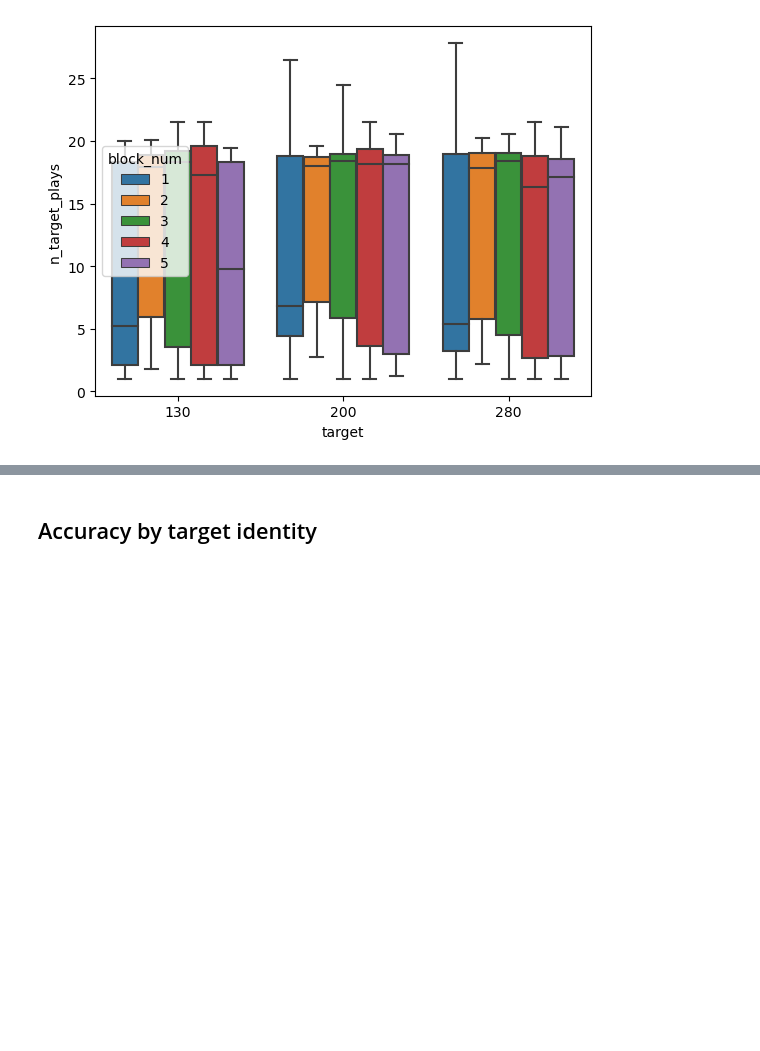
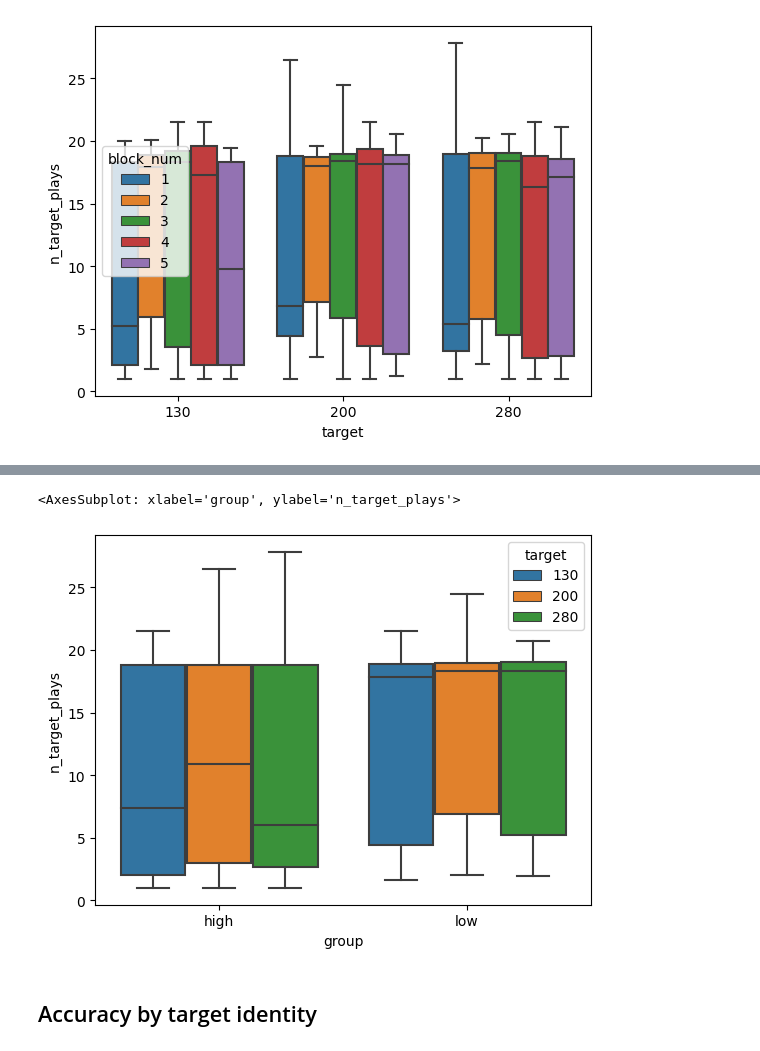
Before and after one commit to letitiayhho/tone-target-monitoring, a Jupyter notebook: analysis/accuracies.ipynb, the cells around one changed output, grey strips where cells are left out. Saved outputs shown, nothing was run; the diff lists cells and outputs as text; code cells hidden in the pictures; blank space fills up the shorter version.

```diff
--- a/analysis/accuracies.ipynb
+++ b/analysis/accuracies.ipynb
@@ -165,0 +177,11 @@ sns.boxplot(data = df_plays, x = 'target', y = 'n_target_plays', hue = 'block_nu
+# %%
+accuracy = pd.read_csv('accuracies.csv')
+med = accuracy.accuracy.median()
+accuracy['group'] = ['high' if score >= med else 'low' for score in accuracy.accuracy]
+
+# Add accuracy group to dataframe
+df_plays = df_plays.rename(columns = {'sub_num': 'subject'})
+accuracy = accuracy.rename(columns = {'sub_num': 'subject'})
+df_plays = df_plays.merge(accuracy, left_on = ["subject"], right_on = ["subject"])
+# np.unique(spectrums.subject)
+df_plays
@@ -166,3 +202,8 @@ sns.boxplot(data = df_plays, x = 'target', y = 'n_target_plays', hue = 'block_nu
+# %%
+sns.boxplot(data = df_plays, x = 'group', y = 'n_target_plays', hue = 'target')
+# %% [output]
+<AxesSubplot: xlabel='group', ylabel='n_target_plays'>
+[figure, added]
 # %% [markdown]
 ## Accuracy by target identity
 # %%
```
Also changed, not shown: parts of 11 cells of this notebook.
